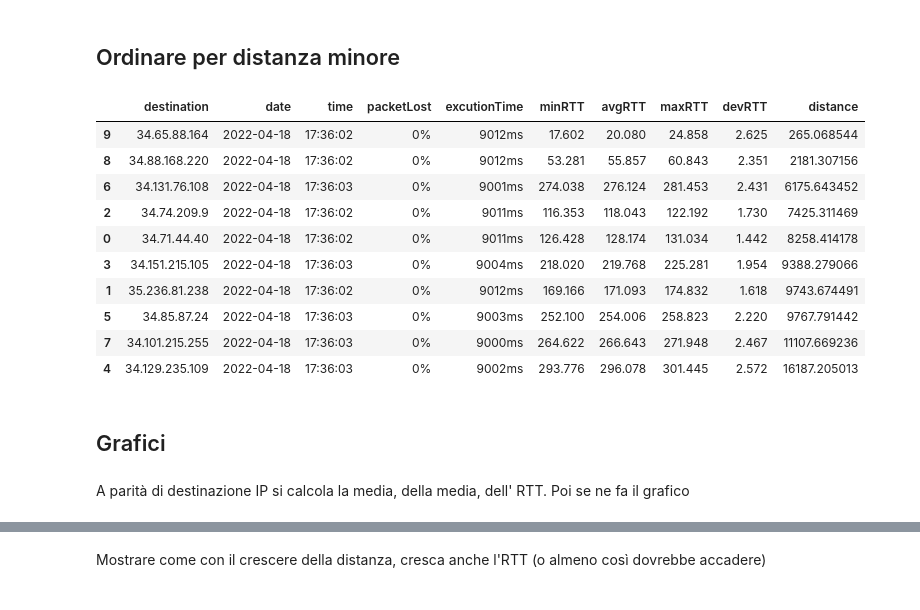
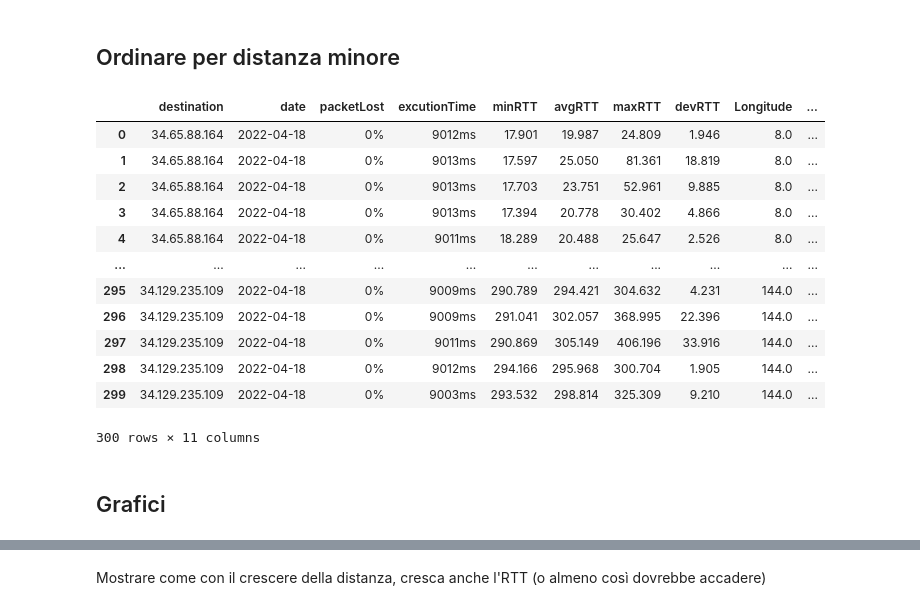
Before and after one commit to Davide-Lotito/EDI_labs, a Jupyter notebook: lab1/notebook/notebook.ipynb, the cells around one changed output, grey strips where cells are left out. Cells and saved outputs as stored; diff of their text form; code cells hidden in the pictures.

```diff
--- a/lab1/notebook/notebook.ipynb
+++ b/lab1/notebook/notebook.ipynb
@@ -95,11 +97,3 @@ My IP is: 34.65.88.164 and my coordinates are POINT (8.5394 47.3624)
 [figure]
 # %% [markdown]
 ## Calcolare distanza tra la mia posizione e IP target
-# %%
-distances = []
-for p in my_points.values():
-    d = hs.haversine((my_point.y, my_point.x),(p.y, p.x)) #lat, long
-    distances.append(d)
-# %%
-df = df.assign(distance=distances)
-df
@@ -117,0 +102,6 @@ df
+# %%
+for ip, loc in my_points.items():
+    lines = (df[df["destination"] == ip])
+    for ind in lines.index:
+        df.at[ind, 'Longitude'] = loc.x
+        df.at[ind, 'Latitude'] = loc.y
@@ -117,0 +110,4 @@ df
+# %%
+for ind in df.index:
+    d = hs.haversine((my_point.y, my_point.x),(df.at[ind, 'Latitude'], df.at[ind, 'Longitude'])) #lat, long
+    df.at[ind, 'distance'] = d
@@ -118,16 +134,19 @@ df
 # %% [markdown]
 ## Ordinare per distanza minore
 # %%
-df.sort_values('distance')
+df = df.sort_values(['distance']).reset_index(drop=True)
+df
 # %% [output]
-|  | destination | date | time | packetLost | excutionTime | minRTT | avgRTT | maxRTT | devRTT | distance |
-| 9 | 34.65.88.164 | 2022-04-18 | 17:36:02 | 0% | 9012ms | 17.602 | 20.080 | 24.858 | 2.625 | 265.068544 |
-| 8 | 34.88.168.220 | 2022-04-18 | 17:36:02 | 0% | 9012ms | 53.281 | 55.857 | 60.843 | 2.351 | 2181.307156 |
-| 6 | 34.131.76.108 | 2022-04-18 | 17:36:03 | 0% | 9001ms | 274.038 | 276.124 | 281.453 | 2.431 | 6175.643452 |
-| 2 | 34.74.209.9 | 2022-04-18 | 17:36:02 | 0% | 9011ms | 116.353 | 118.043 | 122.192 | 1.730 | 7425.311469 |
-| 0 | 34.71.44.40 | 2022-04-18 | 17:36:02 | 0% | 9011ms | 126.428 | 128.174 | 131.034 | 1.442 | 8258.414178 |
-| 3 | 34.151.215.105 | 2022-04-18 | 17:36:03 | 0% | 9004ms | 218.020 | 219.768 | 225.281 | 1.954 | 9388.279066 |
-| 1 | 35.236.81.238 | 2022-04-18 | 17:36:02 | 0% | 9012ms | 169.166 | 171.093 | 174.832 | 1.618 | 9743.674491 |
-| 5 | 34.85.87.24 | 2022-04-18 | 17:36:03 | 0% | 9003ms | 252.100 | 254.006 | 258.823 | 2.220 | 9767.791442 |
-| 7 | 34.101.215.255 | 2022-04-18 | 17:36:03 | 0% | 9000ms | 264.622 | 266.643 | 271.948 | 2.467 | 11107.669236 |
-| 4 | 34.129.235.109 | 2022-04-18 | 17:36:03 | 0% | 9002ms | 293.776 | 296.078 | 301.445 | 2.572 | 16187.205013 |
+|  | destination | date | packetLost | excutionTime | minRTT | avgRTT | maxRTT | devRTT | Longitude | ... |
+| 0 | 34.65.88.164 | 2022-04-18 | 0% | 9012ms | 17.901 | 19.987 | 24.809 | 1.946 | 8.0 | ... |
+| 1 | 34.65.88.164 | 2022-04-18 | 0% | 9013ms | 17.597 | 25.050 | 81.361 | 18.819 | 8.0 | ... |
+| 2 | 34.65.88.164 | 2022-04-18 | 0% | 9013ms | 17.703 | 23.751 | 52.961 | 9.885 | 8.0 | ... |
+| 3 | 34.65.88.164 | 2022-04-18 | 0% | 9013ms | 17.394 | 20.778 | 30.402 | 4.866 | 8.0 | ... |
+| 4 | 34.65.88.164 | 2022-04-18 | 0% | 9011ms | 18.289 | 20.488 | 25.647 | 2.526 | 8.0 | ... |
+| ... | ... | ... | ... | ... | ... | ... | ... | ... | ... | ... |
+| 295 | 34.129.235.109 | 2022-04-18 | 0% | 9009ms | 290.789 | 294.421 | 304.632 | 4.231 | 144.0 | ... |
+| 296 | 34.129.235.109 | 2022-04-18 | 0% | 9009ms | 291.041 | 302.057 | 368.995 | 22.396 | 144.0 | ... |
+| 297 | 34.129.235.109 | 2022-04-18 | 0% | 9011ms | 290.869 | 305.149 | 406.196 | 33.916 | 144.0 | ... |
+| 298 | 34.129.235.109 | 2022-04-18 | 0% | 9012ms | 294.166 | 295.968 | 300.704 | 1.905 | 144.0 | ... |
+| 299 | 34.129.235.109 | 2022-04-18 | 0% | 9003ms | 293.532 | 298.814 | 325.309 | 9.210 | 144.0 | ... |
+300 rows × 11 columns
@@ -134,4 +155,2 @@ df.sort_values('distance')
 # %% [markdown]
 ## Grafici
-# %% [markdown]
-A parità di destinazione IP si calcola la media, della media, dell' RTT. Poi se ne fa il grafico
```
Also changed, not shown: parts of 12 cells of this notebook, 31 other files.
